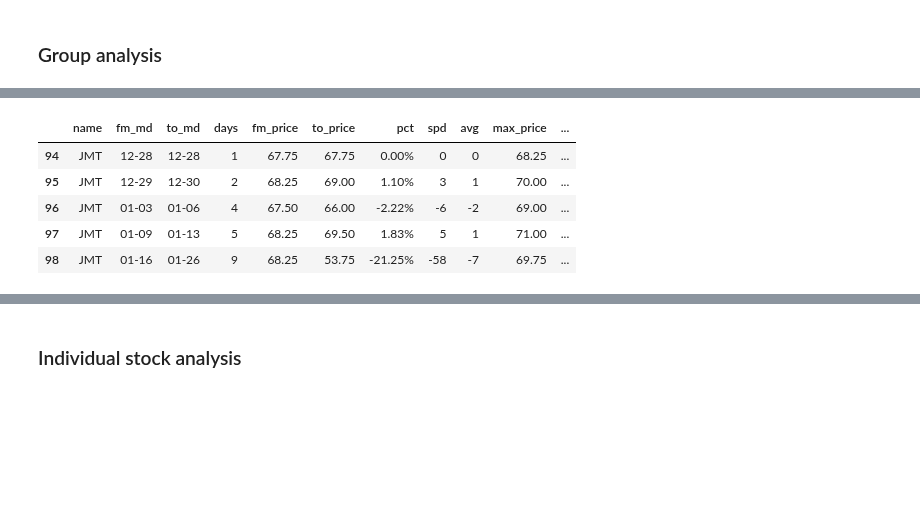
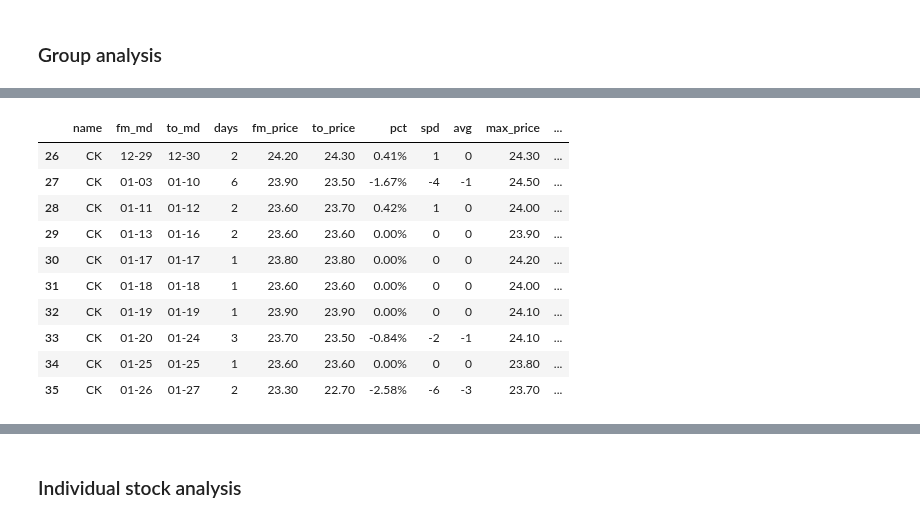
Before and after one commit to santimcs/A7, a Jupyter notebook: Daily/240 - Summary Sales Analysis.ipynb, the cells around one changed output, grey strips where cells are left out. Saved outputs shown, nothing was run; the diff lists cells and outputs as text; code cells hidden in the pictures; blank space fills up the shorter version.

```diff
--- a/Daily/240 - Summary Sales Analysis.ipynb
+++ b/Daily/240 - Summary Sales Analysis.ipynb
@@ -213,14 +212,19 @@ df[mask_m][cols].sort_values('pct',ascending=True).head().style.format(format_di
 # %%
-name_down = 'JMT'
+name_down = 'CK'
 mask_n = df.name == name_down
 df[mask_n][cols].style.format(format_dict)
 # %% [output]
 |  | name | fm_md | to_md | days | fm_price | to_price | pct | spd | avg | max_price | ... |
-| 94 | JMT | 12-28 | 12-28 | 1 | 67.75 | 67.75 | 0.00% | 0 | 0 | 68.25 | ... |
-| 95 | JMT | 12-29 | 12-30 | 2 | 68.25 | 69.00 | 1.10% | 3 | 1 | 70.00 | ... |
-| 96 | JMT | 01-03 | 01-06 | 4 | 67.50 | 66.00 | -2.22% | -6 | -2 | 69.00 | ... |
-| 97 | JMT | 01-09 | 01-13 | 5 | 68.25 | 69.50 | 1.83% | 5 | 1 | 71.00 | ... |
-| 98 | JMT | 01-16 | 01-26 | 9 | 68.25 | 53.75 | -21.25% | -58 | -7 | 69.75 | ... |
+| 26 | CK | 12-29 | 12-30 | 2 | 24.20 | 24.30 | 0.41% | 1 | 0 | 24.30 | ... |
+| 27 | CK | 01-03 | 01-10 | 6 | 23.90 | 23.50 | -1.67% | -4 | -1 | 24.50 | ... |
+| 28 | CK | 01-11 | 01-12 | 2 | 23.60 | 23.70 | 0.42% | 1 | 0 | 24.00 | ... |
+| 29 | CK | 01-13 | 01-16 | 2 | 23.60 | 23.60 | 0.00% | 0 | 0 | 23.90 | ... |
+| 30 | CK | 01-17 | 01-17 | 1 | 23.80 | 23.80 | 0.00% | 0 | 0 | 24.20 | ... |
+| 31 | CK | 01-18 | 01-18 | 1 | 23.60 | 23.60 | 0.00% | 0 | 0 | 24.00 | ... |
+| 32 | CK | 01-19 | 01-19 | 1 | 23.90 | 23.90 | 0.00% | 0 | 0 | 24.10 | ... |
+| 33 | CK | 01-20 | 01-24 | 3 | 23.70 | 23.50 | -0.84% | -2 | -1 | 24.10 | ... |
+| 34 | CK | 01-25 | 01-25 | 1 | 23.60 | 23.60 | 0.00% | 0 | 0 | 23.80 | ... |
+| 35 | CK | 01-26 | 01-27 | 2 | 23.30 | 22.70 | -2.58% | -6 | -3 | 23.70 | ... |
 # %%
 df_groupby_trend = df.groupby('trend')
 # %%
```
Also changed, not shown: parts of 20 cells of this notebook, 53 other files.
